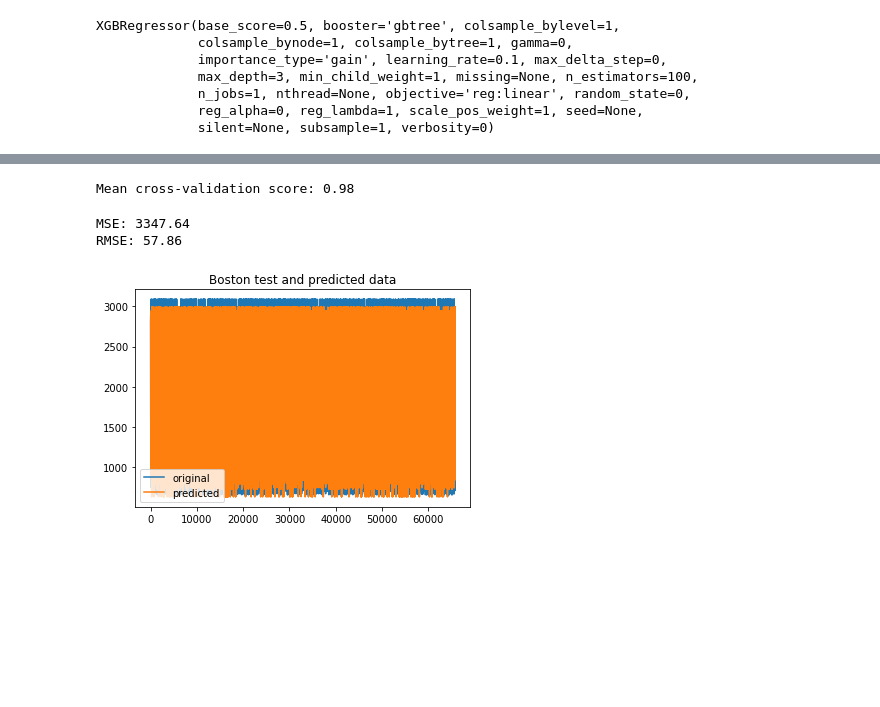
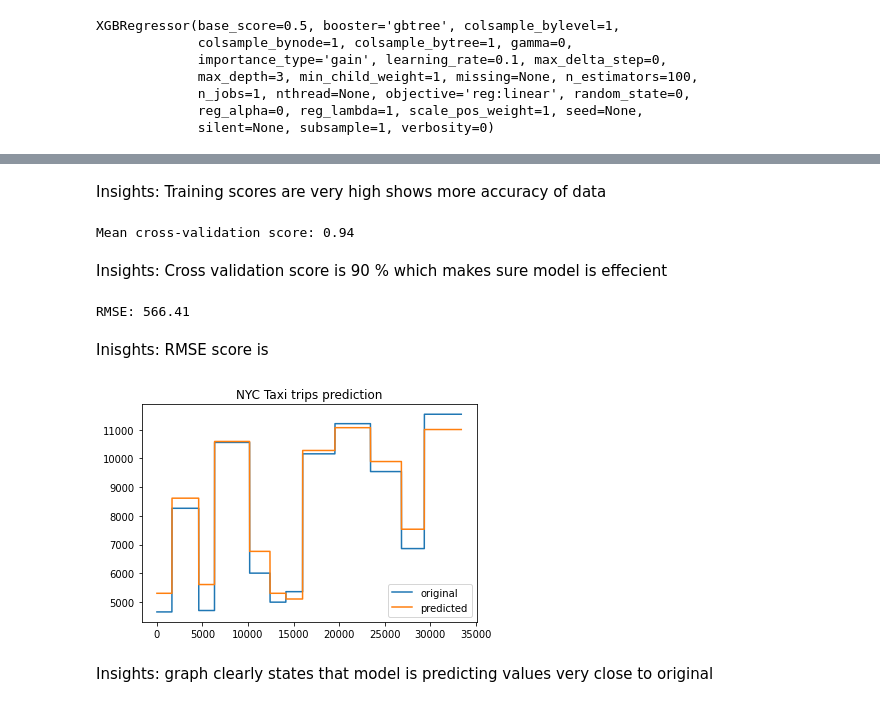
Before and after one commit to Rishabhjuneja/NYC-Taxi, a Jupyter notebook: exploartion_pyspark.ipynb, the cells around one changed output, grey strips where cells are left out. Saved outputs shown, nothing was run; the diff lists cells and outputs as text; code cells hidden in the pictures; blank space fills up the shorter version.

```diff
--- a/exploartion_pyspark.ipynb
+++ b/exploartion_pyspark.ipynb
@@ -511 +529,11 @@ test_pandas.count()
+# %%
+# Divide test and train (base on date Feb 12th 10:00 am)
+
+train=cleaned_data_final.where("pickup_datetime < '2016-02-12 10:00:00'").drop("pickup_datetime")
+
+test=cleaned_data_final.where("pickup_datetime between '2016-02-12 10:00:00' and '2016-02-12 22:00:00'").drop("pickup_datetime")
+# %%
+# To pandas
+train_pandas = train.toPandas()
+test_pandas = test.toPandas()
 # %%
@@ -544,23 +577,33 @@ Training score:  0.9871151724605057
+# %% [markdown]
+Insights: Training scores are very high shows more accuracy of data
 # %%
+# Check cross validation score for 2nd check of model
+
 scores = cross_val_score(xgbr, x_train, y_train,cv=10)
 print("Mean cross-validation score: %.2f" % scores.mean())
 # %% [output]
-Mean cross-validation score: 0.98
+Mean cross-validation score: 0.94
+# %% [markdown]
+Insights: Cross validation score is 90 % which makes sure model is effecient
 # %%
+#Get RMSE Score
 y_pred = xgbr.predict(x_test)
 mse = mean_squared_error(y_test, y_pred)
-print("MSE: %.2f" % mse)
 
 print("RMSE: %.2f" % (mse**(1/2.0)))
 # %% [output]
-MSE: 3347.64
-RMSE: 57.86
+RMSE: 566.41
+# %% [markdown]
+Inisghts: RMSE score is
 # %%
+# Plot graph to check accuracy and difference between original and predicted
 x_ax = range(len(y_test))
 plt.plot(x_ax, y_test, label="original")
 plt.plot(x_ax, y_pred, label="predicted")
-plt.title("Boston test and predicted data")
+plt.title("NYC Taxi trips prediction")
 plt.legend()
 plt.show()
 # %% [output]
-[figure, old version]
+[figure, new version]
+# %% [markdown]
+Insights: graph clearly states that model is predicting values very close to original
```
Also changed, not shown: parts of 51 cells of this notebook.
